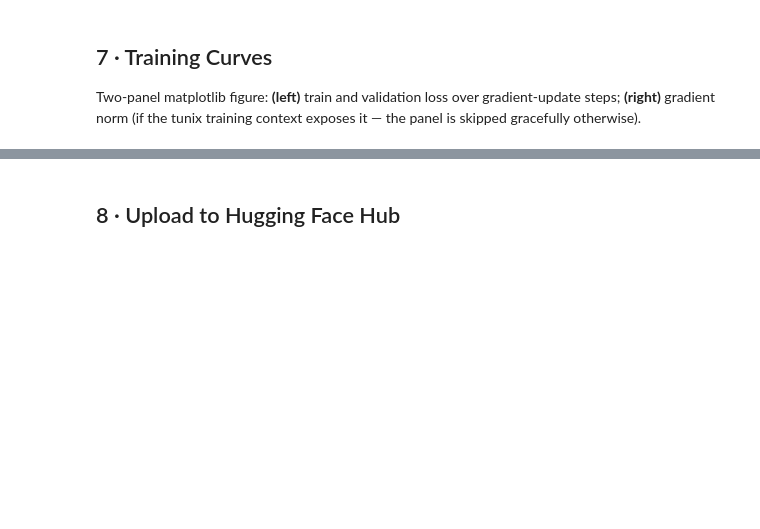
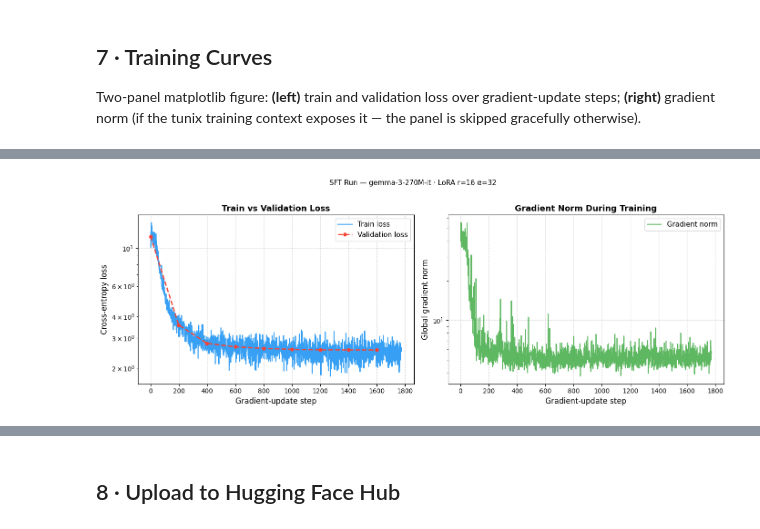
Before and after one commit to lmassaron/tunix-medical-finetune, a Jupyter notebook: 03_tunix_sft_training.ipynb, the cells around one changed output, grey strips where cells are left out. Drawn from its saved outputs; the diff is of its cells as text; code cells hidden in the pictures; blank space fills up the shorter version.

```diff
--- a/03_tunix_sft_training.ipynb
+++ b/03_tunix_sft_training.ipynb
@@ -565,0 +673,82 @@ Figure saved → training_curves.png
+# %%
+import matplotlib.pyplot as plt
+import matplotlib.ticker as ticker
+
+train_steps, train_losses = (
+    zip(*hook.train_loss_history) if hook.train_loss_history else ([], [])
+)
+eval_steps, eval_losses = (
+    zip(*hook.eval_loss_history) if hook.eval_loss_history else ([], [])
+)
+gn_steps, gn_vals = zip(*hook.grad_norm_history) if hook.grad_norm_history else ([], [])
+
+has_grad_norm = len(gn_steps) > 0
+n_panels = 2 if has_grad_norm else 1
+
+fig, axes = plt.subplots(1, n_panels, figsize=(7 * n_panels, 5))
+if n_panels == 1:
+    axes = [axes]
+
+# ── Panel 1 · Loss ────────────────────────────────────────────────────────────
+ax = axes[0]
+if train_losses:
+    ax.plot(
+        train_steps,
+        train_losses,
+        label="Train loss",
+        color="#2196F3",
+        lw=1.5,
+        alpha=0.9,
+    )
+if eval_losses:
+    ax.plot(
+        eval_steps,
+        eval_losses,
+        label="Validation loss",
+        color="#F44336",
+        lw=2,
+        linestyle="--",
+        marker="o",
+        markersize=5,
+    )
+
+ax.set_xlabel("Gradient-update step", fontsize=12)
+ax.set_ylabel("Cross-entropy loss", fontsize=12)
+ax.set_title("Train vs Validation Loss", fontsize=13, fontweight="bold")
+ax.legend(fontsize=11)
+ax.grid(True, linestyle="--", alpha=0.4)
+ax.set_yscale("log")
+ax.xaxis.set_major_locator(ticker.MaxNLocator(integer=True))
+
+# ── Panel 2 · Gradient Norm (if available) ───────────────────────────────────
+if has_grad_norm:
+    ax2 = axes[1]
+    ax2.plot(
+        gn_steps, gn_vals, color="#4CAF50", lw=1.5, alpha=0.9, label="Gradient norm"
+    )
+    ax2.set_xlabel("Gradient-update step", fontsize=12)
+    ax2.set_ylabel("Global gradient norm", fontsize=12)
+    ax2.set_title("Gradient Norm During Training", fontsize=13, fontweight="bold")
+    ax2.legend(fontsize=11)
+    ax2.grid(True, linestyle="--", alpha=0.4)
+    ax2.set_yscale("log")
+    ax2.xaxis.set_major_locator(ticker.MaxNLocator(integer=True))
+else:
+    print(
+        "ℹ️  Gradient norm was not exposed by the tunix training context "
+        "(hook.grad_norm_history is empty).\n"
+        "   The right panel has been omitted. To enable it, ensure your "
+        "tunix version sets train_ctx.grad_norm during the training step."
+    )
+
+plt.suptitle(
+    f"SFT Run — {params.MODEL_KEY} · LoRA r={params.LORA_RANK} α={params.LORA_ALPHA}",
+    fontsize=11,
+    y=1.02,
+)
+plt.tight_layout()
+plt.savefig("training_curves.png", dpi=150, bbox_inches="tight")
+plt.show()
+print("Figure saved → training_curves.png")
+# %% [output]
+[figure, added]
```
Also changed, not shown: parts of 8 cells of this notebook, 1 other file.
